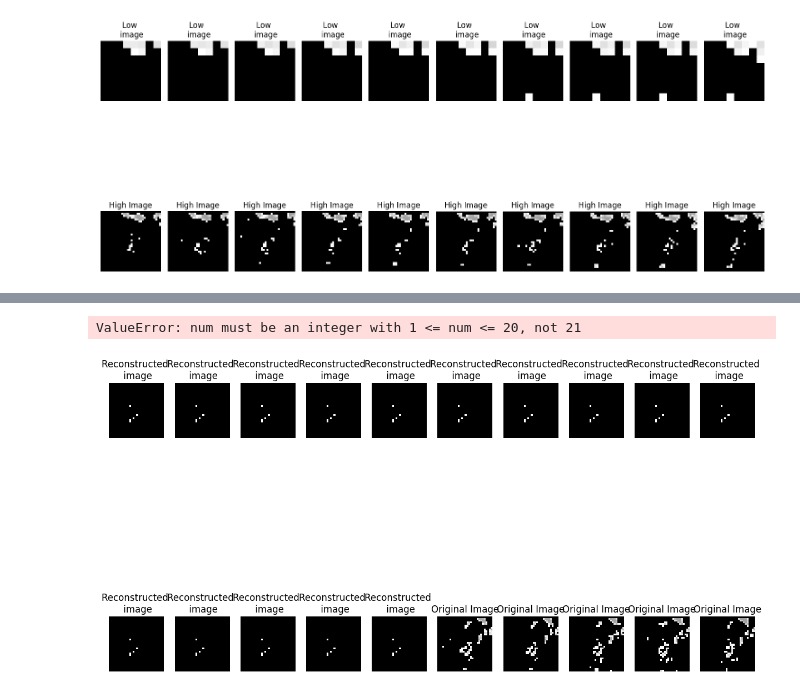
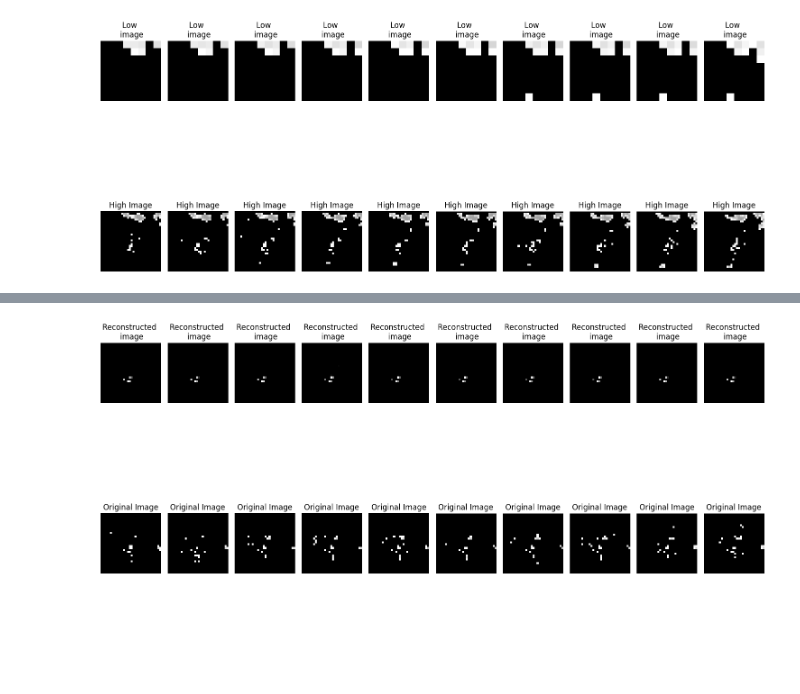
Before and after one commit to jakkaj/nanoGPT, a Jupyter notebook: bom/encoders/encode_sample_3.ipynb, the cells around one changed output, grey strips where cells are left out. Drawn from its saved outputs; the diff is of its cells as text; code cells hidden in the pictures; blank space fills up the shorter version.

```diff
--- a/bom/encoders/encode_sample_3.ipynb
+++ b/bom/encoders/encode_sample_3.ipynb
@@ -69,7 +69,11 @@ class DeepAutoencoder(torch.nn.Module):
 			torch.nn.ReLU(),
 			torch.nn.Linear(128, 256),
 			torch.nn.ReLU(),
-			torch.nn.Linear(256, 32 * 32),
+   			torch.nn.Linear(256, 512),
+			torch.nn.ReLU(),
+   			torch.nn.Linear(512, 768),
+			torch.nn.ReLU(),
+			torch.nn.Linear(768, 32 * 32),
 			torch.nn.Sigmoid()
 		)
 
@@ -231,12 +248,12 @@ outputs = {}
 
 # Extracting the last batch from the test
 # dataset
-validation_data = val_data[:5]
+validation_data = val_data[1000:1020]
 
 scored_images = []
 
 
-for val_item in val_data:
+for val_item in validation_data:
 
 	to_score = val_item[0].reshape(-1, 8*8)
 	to_score = to_score.to('cuda')
@@ -251,35 +268,34 @@ for val_item in val_data:
 
 counter = 1
 
 
 # Plotting first 10 images of the batch
 for idx in range(len(validation_data)):
 	plt.subplot(2, 10, counter)
 	plt.title("Reconstructed \n image")
 	plt.imshow(scored_images[idx][1].cpu().detach().reshape(32, 32), cmap='gray')
 	plt.axis('off')
 
 	# Incrementing subplot counter
 	counter += 1
 
 # Plotting original images
 
 # Plotting first 10 images
 for idx in range(len(validation_data)):
 
     plt.subplot(2, 10, counter)
     plt.imshow(scored_images[idx][0].reshape(32, 32), cmap='gray')
     plt.title("Original Image")
     plt.axis('off')
 
 	# Incrementing subplot counter
     counter += 1
 
 plt.tight_layout()
 plt.show()
 # %% [output]
-ValueError: num must be an integer with 1 <= num <= 20, not 21
-[figure, old version]
+[figure, new version]
 # %%
 torch.save(model.state_dict(), 'RADAR_UPSCALER.pth')
 # %%
```
Also changed, not shown: parts of 3 cells of this notebook, 1 other file.
